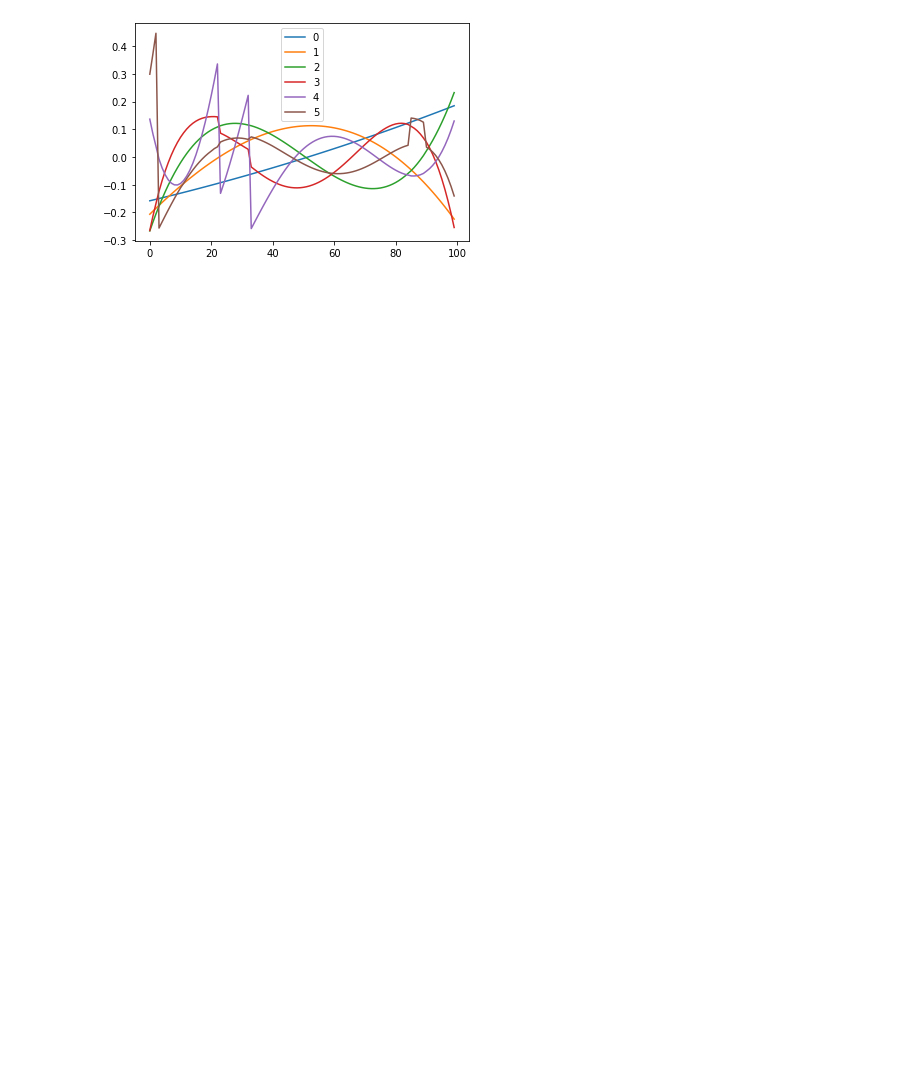
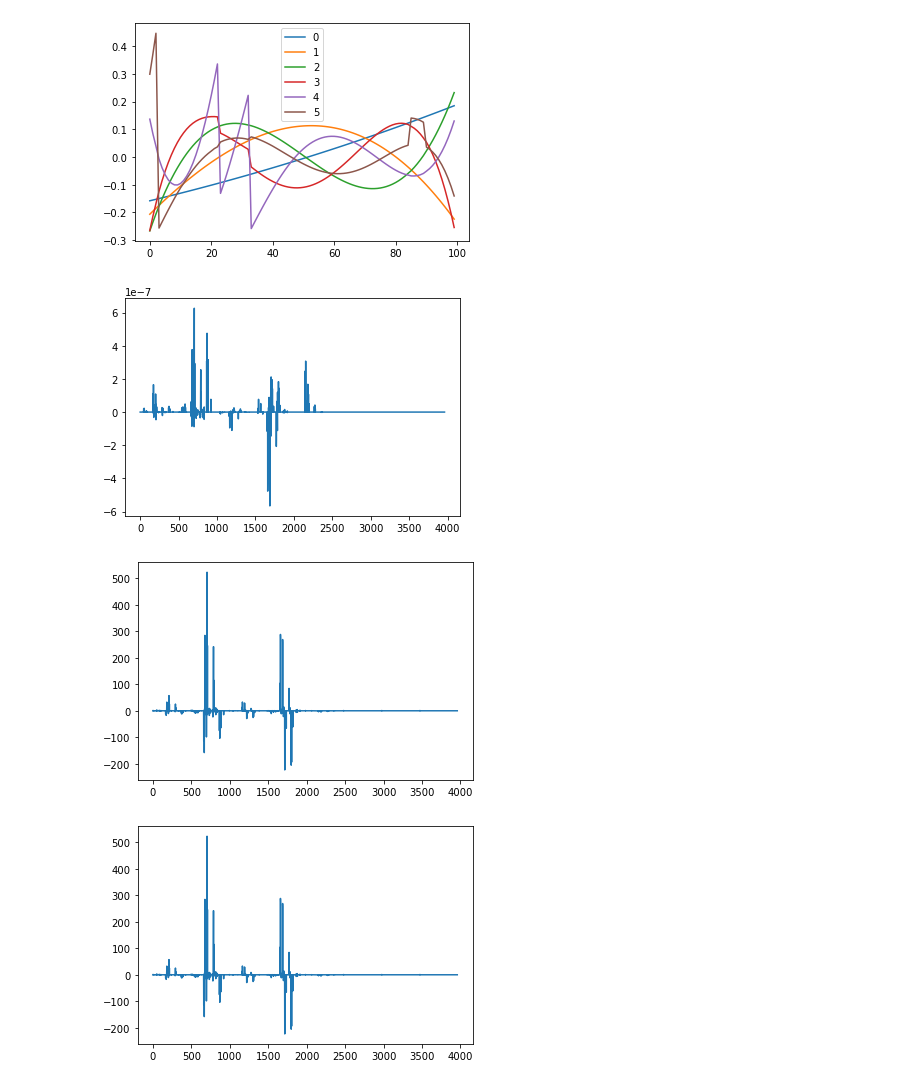
Before and after one commit to diogenes1991/RBMSecar, a Jupyter notebook: Emulator/RBM.ipynb, the cells around one changed output. Saved outputs shown, nothing was run; the diff lists cells and outputs as text; code cells hidden in the pictures; blank space fills up the shorter version.

Commit message:
Non Redundant Emulator

```diff
--- a/Emulator/RBM.ipynb
+++ b/Emulator/RBM.ipynb
@@ -180,0 +125,15 @@ magnet1.write(scale,str(scale))
+# %%
+''' Comparison between Redundant and NonRedundant Emulators '''
+emul2 = NonRedundant(scales,big_matrix,21)
+emul1 = Emulator(scales,big_matrix,21)
+index = 1
+plt.plot(emul2(scales[i])-big_matrix[i])
+plt.show()
+plt.plot(big_matrix[i])
+plt.show()
+plt.plot(emul1(scales[i]))
+plt.show()
+# %% [output]
+[figure, added]
+[figure, added]
+[figure, added]
```
Also changed, not shown: parts of 8 cells of this notebook, 2 other files.
